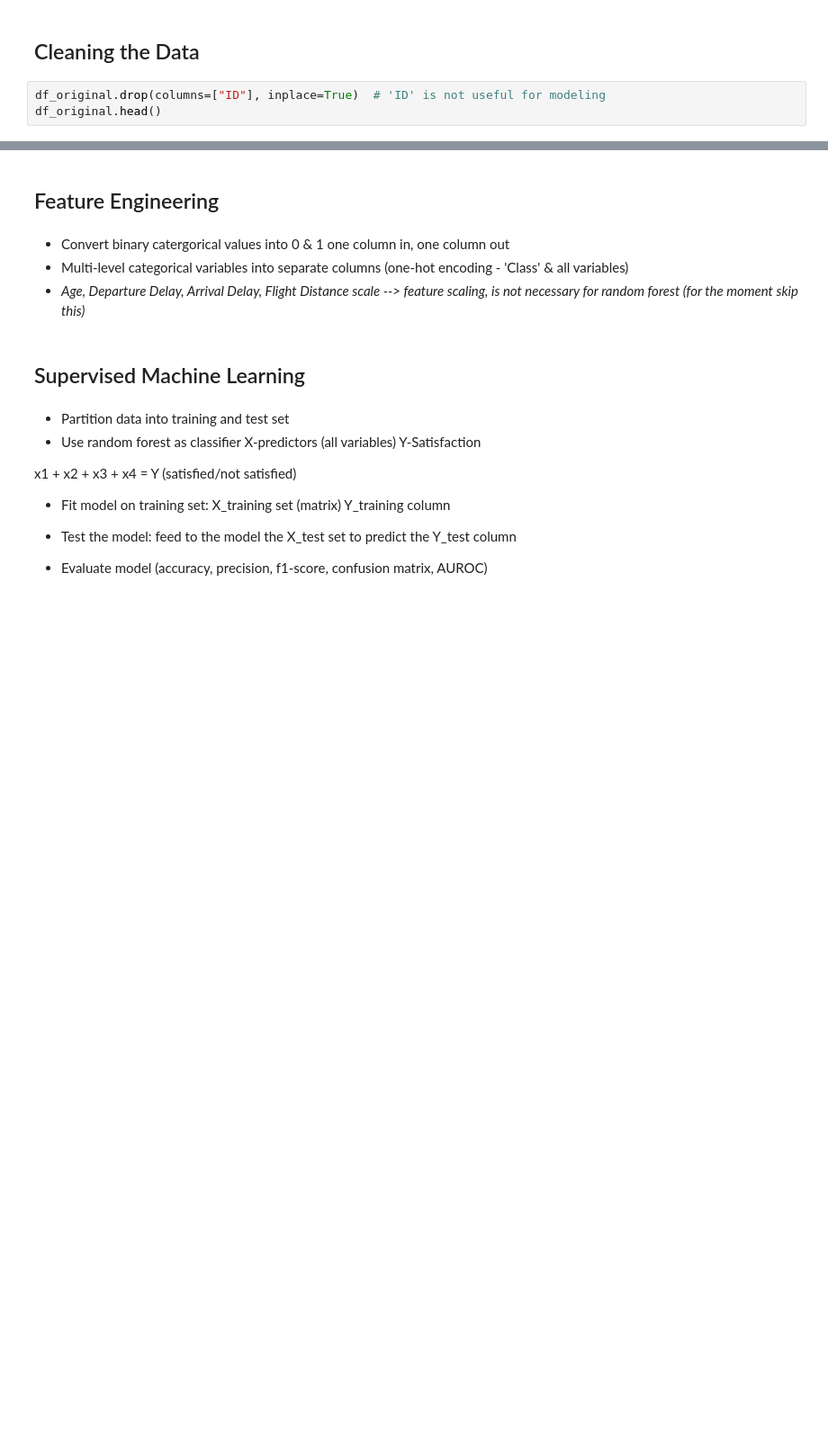
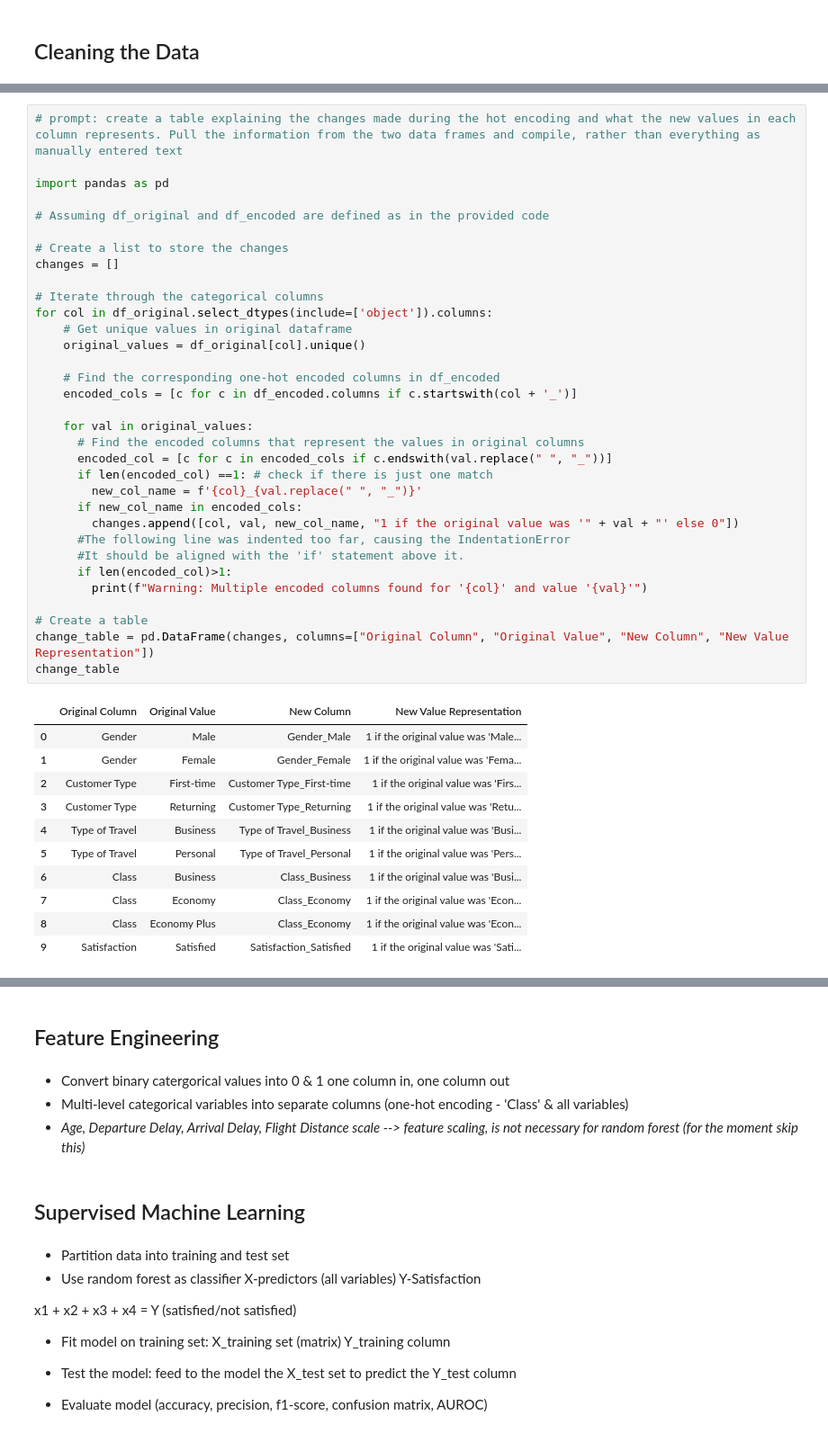
Before and after one commit to OCE1984/MScDataAnaltyicsPrinciples, a Jupyter notebook: DAP_Final_Assessment3.ipynb, the cells around one changed output, grey strips where cells are left out. Shown at 90% size. Drawn from its saved outputs; the diff is of its cells as text; blank space fills up the shorter version.

```diff
--- a/DAP_Final_Assessment3.ipynb
+++ b/DAP_Final_Assessment3.ipynb
@@ -216,5 +239,2 @@ plt.show()
 # %% [markdown]
 ## Cleaning the Data
-# %%
-df_original.drop(columns=["ID"], inplace=True)  # 'ID' is not useful for modeling
-df_original.head()
@@ -239,0 +447,45 @@ Data type of Arrival Delay: int64
+# %%
+# prompt: create a table explaining the changes made during the hot encoding and what the new values in each column represents. Pull the information from the two data frames and compile, rather than everything as manually entered text
+
+import pandas as pd
+
+# Assuming df_original and df_encoded are defined as in the provided code
+
+# Create a list to store the changes
+changes = []
+
+# Iterate through the categorical columns
+for col in df_original.select_dtypes(include=['object']).columns:
+    # Get unique values in original dataframe
+    original_values = df_original[col].unique()
+
+    # Find the corresponding one-hot encoded columns in df_encoded
+    encoded_cols = [c for c in df_encoded.columns if c.startswith(col + '_')]
+
+    for val in original_values:
+      # Find the encoded columns that represent the values in original columns
+      encoded_col = [c for c in encoded_cols if c.endswith(val.replace(" ", "_"))]
+      if len(encoded_col) ==1: # check if there is just one match
+        new_col_name = f'{col}_{val.replace(" ", "_")}'
+      if new_col_name in encoded_cols:
+        changes.append([col, val, new_col_name, "1 if the original value was '" + val + "' else 0"])
+      #The following line was indented too far, causing the IndentationError
+      #It should be aligned with the 'if' statement above it.
+      if len(encoded_col)>1:
+        print(f"Warning: Multiple encoded columns found for '{col}' and value '{val}'")
+
+# Create a table
+change_table = pd.DataFrame(changes, columns=["Original Column", "Original Value", "New Column", "New Value Representation"])
+change_table
+# %% [output]
+|  | Original Column | Original Value | New Column | New Value Representation |
+| 0 | Gender | Male | Gender_Male | 1 if the original value was 'Male... |
+| 1 | Gender | Female | Gender_Female | 1 if the original value was 'Fema... |
+| 2 | Customer Type | First-time | Customer Type_First-time | 1 if the original value was 'Firs... |
+| 3 | Customer Type | Returning | Customer Type_Returning | 1 if the original value was 'Retu... |
+| 4 | Type of Travel | Business | Type of Travel_Business | 1 if the original value was 'Busi... |
+| 5 | Type of Travel | Personal | Type of Travel_Personal | 1 if the original value was 'Pers... |
+| 6 | Class | Business | Class_Business | 1 if the original value was 'Busi... |
+| 7 | Class | Economy | Class_Economy | 1 if the original value was 'Econ... |
+| 8 | Class | Economy Plus | Class_Economy | 1 if the original value was 'Econ... |
+| 9 | Satisfaction | Satisfied | Satisfaction_Satisfied | 1 if the original value was 'Sati... |
```
Also changed, not shown: parts of 21 cells of this notebook.
